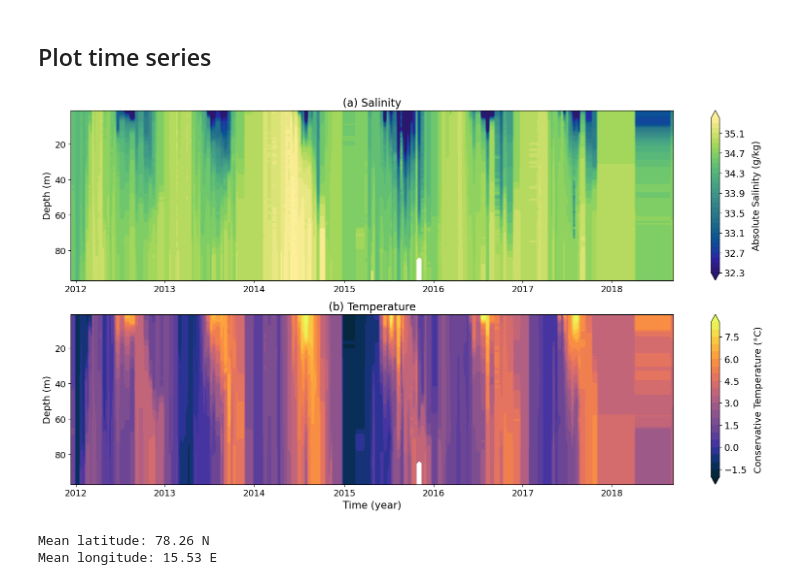
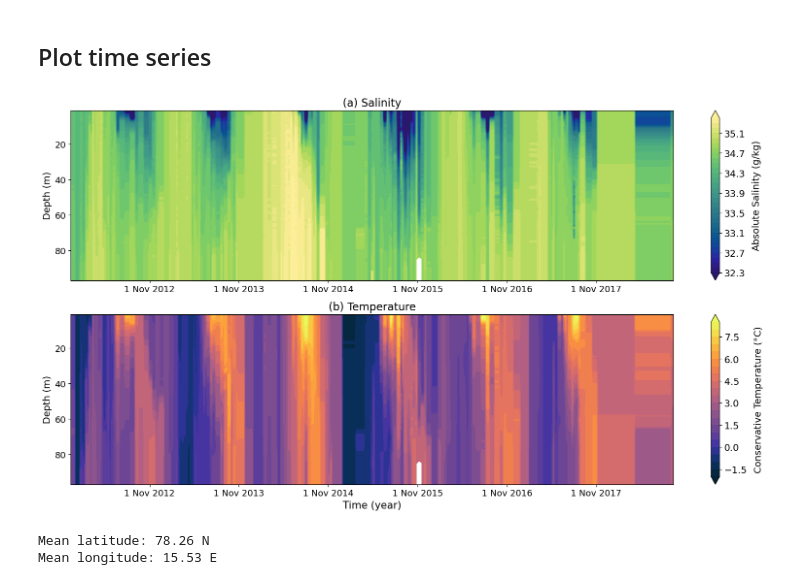
Before and after one commit to alpsjur/AGF-Adventfjorden, a Jupyter notebook: code/notebooks/timeseries_CTD_plotting.ipynb, the cells around one changed output. Saved outputs shown, nothing was run; the diff lists cells and outputs as text; code cells hidden in the pictures.

```diff
--- a/code/notebooks/timeseries_CTD_plotting.ipynb
+++ b/code/notebooks/timeseries_CTD_plotting.ipynb
@@ -37,50 +39,41 @@ Time, Pressure = np.meshgrid(time_array,pressure_array)
 
 SA_interp = scipy.interpolate.griddata(points=(df['Time'],df['Pressure']),values=df['SA'],xi=(Time,Pressure),method='nearest')
 CT_interp = scipy.interpolate.griddata(points=(df['Time'],df['Pressure']),values=df['CT'],xi=(Time,Pressure),method='nearest')
-# %%
-# Transform time to dates
-start = datetime.strptime(df['Date'][0], '%Y-%m-%d %H:%M:%S')
-dates_array = np.empty(len(time_array),dtype=object)
-for i in range(len(dates_array)):
-    dates_array[i] = start+timedelta(seconds=time_array[i])
-#print(dates_array[3])
-#print(dates_array[55])
-#print(dates_array[107])
-#print(dates_array[160])
-#print(dates_array[212])
-#print(dates_array[264])
-#print(dates_array[316])
-years_array = np.array([3,55,107,160,212,264,316])
-
-# Transform pressure to depth
-depth_array = gsw.z_from_p(pressure_array,np.mean(df['Latitude']))*-1
-TimeZ,Depth = np.meshgrid(time_array,depth_array)
+# %%
+# get times corresponding with each Nov
+start = datetime.strptime(df['Date'][0], '%Y-%m-%d %H:%M:%S')
+years_with_nov = np.arange(2012,2018,1)
+nov_ticks = np.zeros(len(years_with_nov))
+for i in range(len(years_with_nov)):
+    nov_ticks[i] = timedelta.total_seconds(datetime(years_with_nov[i],11,1,0,0,0)-start)
 # %%
 def plotTimeDepth(ax,Time,Vert,data,levels,cmap,label):
     plot = ax.contourf(Time,Vert,data,levels=levels,extend='both',cmap=cmap)
     cbar = plt.colorbar(plot,ax=ax)
     cbar.ax.set_ylabel(label,fontsize=14)
     cbar.ax.tick_params(axis='y', which='both', labelsize=14)
     cbar.ax.get_yaxis().labelpad = 10
     ax.tick_params(axis='both', labelsize=13)
     ax.set_ylim(ax.get_ylim()[::-1])
-    ax.set_xticks(time_array[years_array])
-    ax.set_xticklabels([dates_array[i].year for i in years_array])
+    ax.set_xticks(nov_ticks)
+    ax.set_xticklabels(['1 Nov '+str(i) for i in years_with_nov])
+    #ax.set_xticks(time_array[years_array])
+    #ax.set_xticklabels([dates_array[i].year for i in years_array])
     ax.set_ylabel('Depth (m)',fontsize=14)
 
 fig, (ax1,ax2) = plt.subplots(2,1,figsize=(20,10))
 plotTimeDepth(ax1,TimeZ,Depth,SA_interp,levels=np.arange(32.3,35.4,0.1),cmap='cmo.haline',
               label='Absolute Salinity (g/kg)')
 plotTimeDepth(ax2,TimeZ,Depth,CT_interp,levels=np.arange(-2,8.51,0.5),cmap='cmo.thermal',
               label='Conservative Temperature ('+'\u00B0'+'C)')
 ax2.set_xlabel('Time (year)',fontsize=15)
 ax1.set_title('(a) Salinity',fontsize=16)
 ax2.set_title('(b) Temperature',fontsize=16)
 
-#plt.savefig('../../ocean_plots/timeseries_2012_2018.png',dpi=300,bbox_inches='tight')
+plt.savefig('../../ocean_plots/timeseries_2012_2018.png',dpi=300,bbox_inches='tight')
 plt.show()
 # %% [output]
-[figure, old version]
+[figure, new version]
 # %%
 print('Mean latitude: %.2f N'%(np.mean(df['Latitude'])))
 print('Mean longitude: %.2f E'%(np.mean(df['Longitude'])))
```
Also changed, not shown: parts of 8 cells of this notebook, 5 other files.
